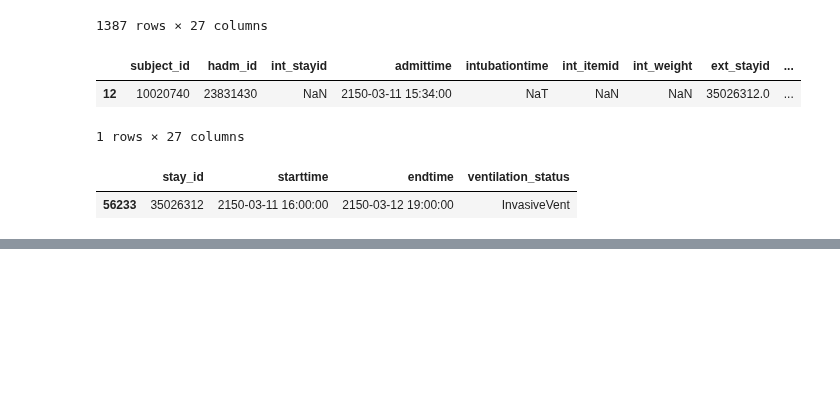
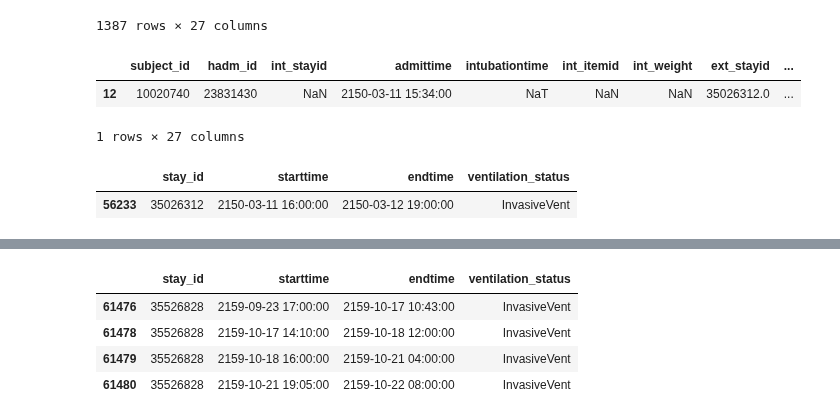
Before and after one commit to sujungleeml/P1_extubationfailure, a Jupyter notebook: 서대철/notebooks/240207_vent_test.ipynb, the cells around one changed output, grey strips where cells are left out. Saved outputs shown, nothing was run; the diff lists cells and outputs as text; code cells hidden in the pictures; blank space fills up the shorter version.

```diff
--- a/서대철/notebooks/240207_vent_test.ipynb
+++ b/서대철/notebooks/240207_vent_test.ipynb
@@ -273,0 +392,9 @@ vent_filtered[vent_filtered.stay_id == 35026312]
+# %%
+ventilation = pd.read_csv('../outputs/ventilation.csv', index_col=0)
+
+# datetime 변환
+time_cols = ['starttime', 'endtime']
+ventilation = utils.to_datetime(ventilation, time_cols)
+
+print(ventilation.shape)
+ventilation.head()
@@ -273,0 +452,8 @@ vent_filtered[vent_filtered.stay_id == 35026312]
+# %%
+ventilation[(ventilation.stay_id == 35526828.0) & (ventilation.ventilation_status == 'InvasiveVent')]
+# %% [output]
+|  | stay_id | starttime | endtime | ventilation_status |
+| 61476 | 35526828 | 2159-09-23 17:00:00 | 2159-10-17 10:43:00 | InvasiveVent |
+| 61478 | 35526828 | 2159-10-17 14:10:00 | 2159-10-18 12:00:00 | InvasiveVent |
+| 61479 | 35526828 | 2159-10-18 16:00:00 | 2159-10-21 04:00:00 | InvasiveVent |
+| 61480 | 35526828 | 2159-10-21 19:05:00 | 2159-10-22 08:00:00 | InvasiveVent |
```
Also changed, not shown: parts of 21 cells of this notebook, 3 other files.
